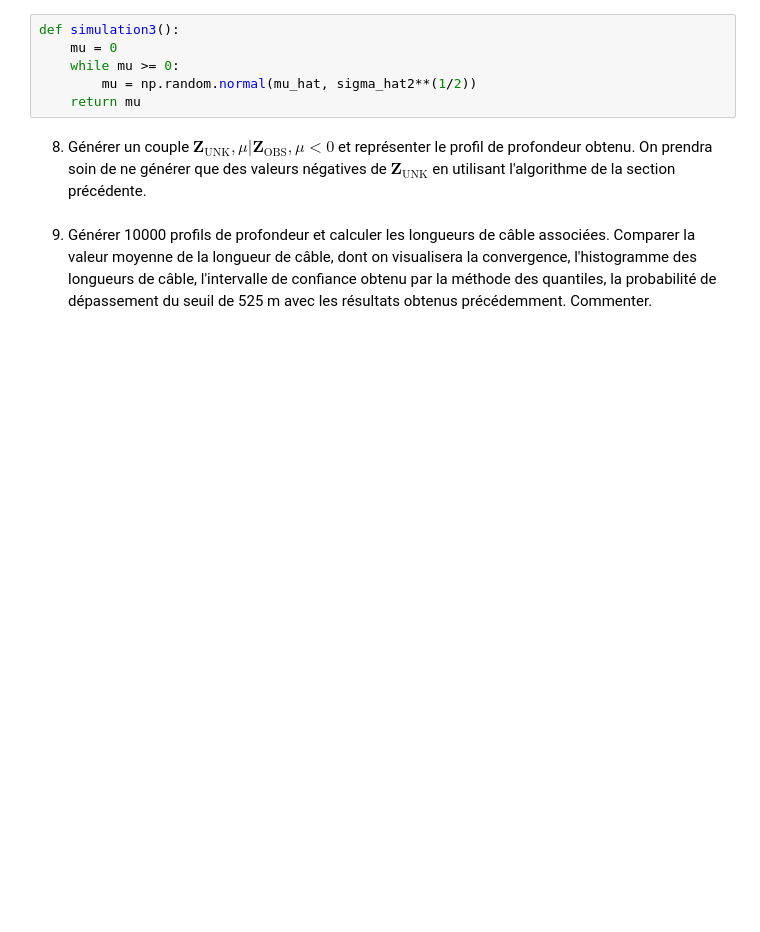
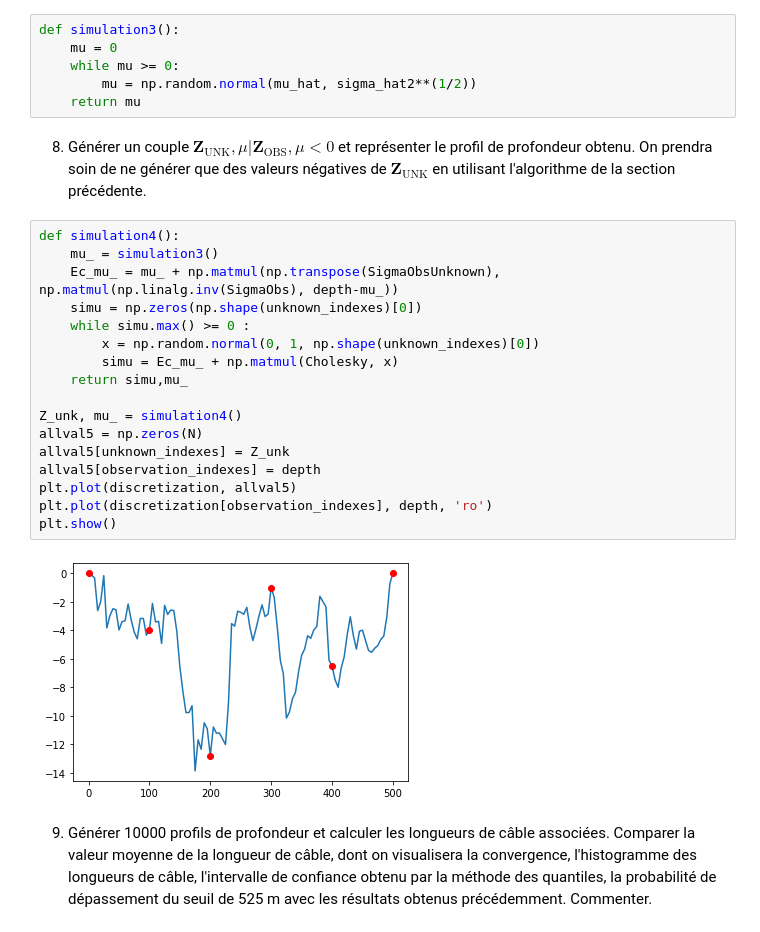
Before and after one commit to CarolineJeandat/projet_numerique_3, a Jupyter notebook: Projet numérique de Probabilités 2021.ipynb, the cells around one changed output. Cells and saved outputs as stored; diff of their text form; blank space fills up the shorter version.

```diff
--- a/Projet numérique de Probabilités 2021.ipynb
+++ b/Projet numérique de Probabilités 2021.ipynb
@@ -460,6 +462,25 @@ def simulation3():
     return mu
 # %% [markdown]
 8. Générer un couple $\mathbf{Z}_{\text{UNK}}, \mu| \mathbf{Z}_{\text{OBS}}, \mu <0$ et représenter le profil de profondeur obtenu. On prendra soin de ne générer que des valeurs négatives de $\mathbf{Z}_{\text{UNK}}$ en utilisant l'algorithme de la section précédente.
+# %%
+def simulation4():
+    mu_ = simulation3()
+    Ec_mu_ = mu_ + np.matmul(np.transpose(SigmaObsUnknown), np.matmul(np.linalg.inv(SigmaObs), depth-mu_))
+    simu = np.zeros(np.shape(unknown_indexes)[0])
+    while simu.max() >= 0 :
+        x = np.random.normal(0, 1, np.shape(unknown_indexes)[0])
+        simu = Ec_mu_ + np.matmul(Cholesky, x)
+    return simu,mu_
+
+Z_unk, mu_ = simulation4()
+allval5 = np.zeros(N)
+allval5[unknown_indexes] = Z_unk
+allval5[observation_indexes] = depth
+plt.plot(discretization, allval5)
+plt.plot(discretization[observation_indexes], depth, 'ro')
+plt.show()
+# %% [output]
+[figure, added]
 # %% [markdown]
 9. Générer 10000 profils de profondeur et calculer les longueurs de câble associées. Comparer la valeur moyenne de la longueur de câble, dont on visualisera la convergence, l'histogramme des longueurs de câble, l'intervalle de confiance obtenu par la méthode des quantiles, la probabilité de dépassement du seuil de 525 m avec les résultats obtenus précédemment. Commenter.
 # %% [markdown]
```
Also changed, not shown: parts of 2 cells of this notebook.
